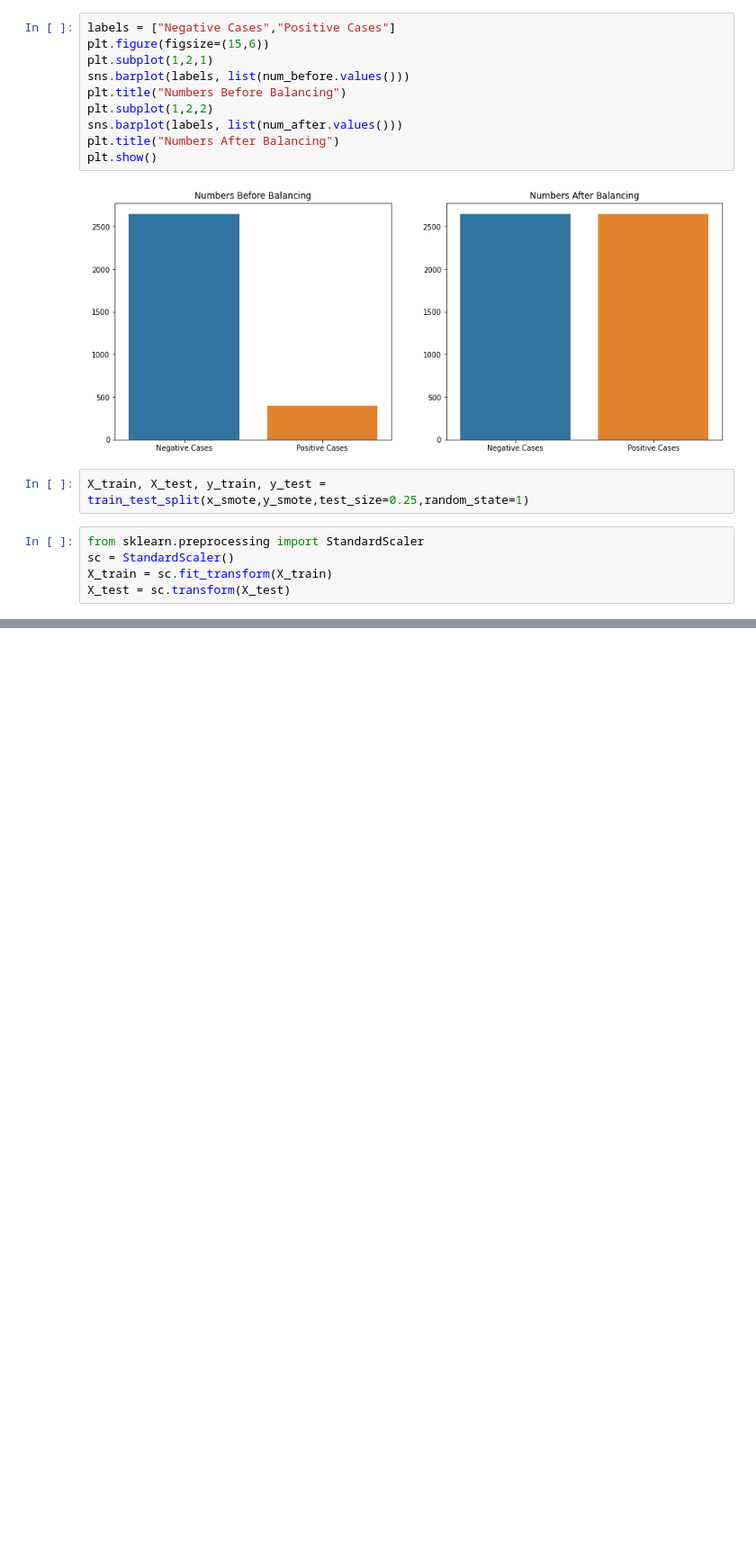
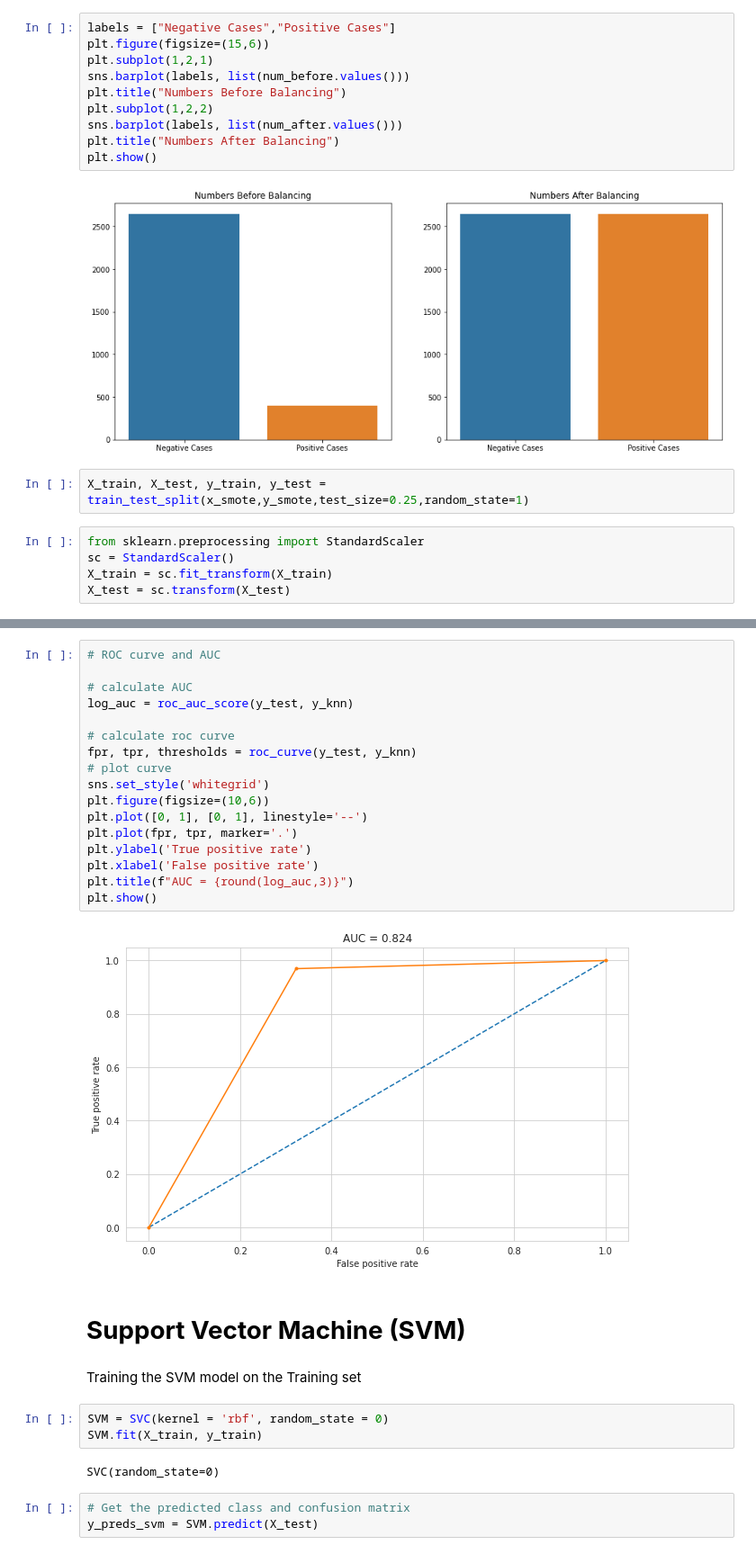
Before and after one commit to pmgumble/Cardiovascular-Risk-Prediction, a Jupyter notebook: Pratik_M_Gumble_Cardiovascular_Risk_Prediction.ipynb, the cells around one changed output, grey strips where cells are left out. Shown at 90% size. Saved outputs shown, nothing was run; the diff lists cells and outputs as text; blank space fills up the shorter version.

```diff
--- a/Pratik_M_Gumble_Cardiovascular_Risk_Prediction.ipynb
+++ b/Pratik_M_Gumble_Cardiovascular_Risk_Prediction.ipynb
@@ -516,0 +876,31 @@ X_test = sc.transform(X_test)
+# %%
+# ROC curve and AUC
+
+# calculate AUC
+log_auc = roc_auc_score(y_test, y_knn)
+
+# calculate roc curve
+fpr, tpr, thresholds = roc_curve(y_test, y_knn)
+# plot curve
+sns.set_style('whitegrid')
+plt.figure(figsize=(10,6))
+plt.plot([0, 1], [0, 1], linestyle='--')
+plt.plot(fpr, tpr, marker='.')
+plt.ylabel('True positive rate')
+plt.xlabel('False positive rate')
+plt.title(f"AUC = {round(log_auc,3)}")
+plt.show()
+# %% [output]
+[figure, added]
+# %% [markdown]
+# **Support Vector Machine (SVM)**
+# %% [markdown]
+Training the SVM model on the Training set
+# %%
+SVM = SVC(kernel = 'rbf', random_state = 0)
+SVM.fit(X_train, y_train)
+# %% [output]
+SVC(random_state=0)
+# %%
+# Get the predicted class and confusion matrix
+y_preds_svm = SVM.predict(X_test)
```
Also changed, not shown: parts of 95 cells of this notebook.
